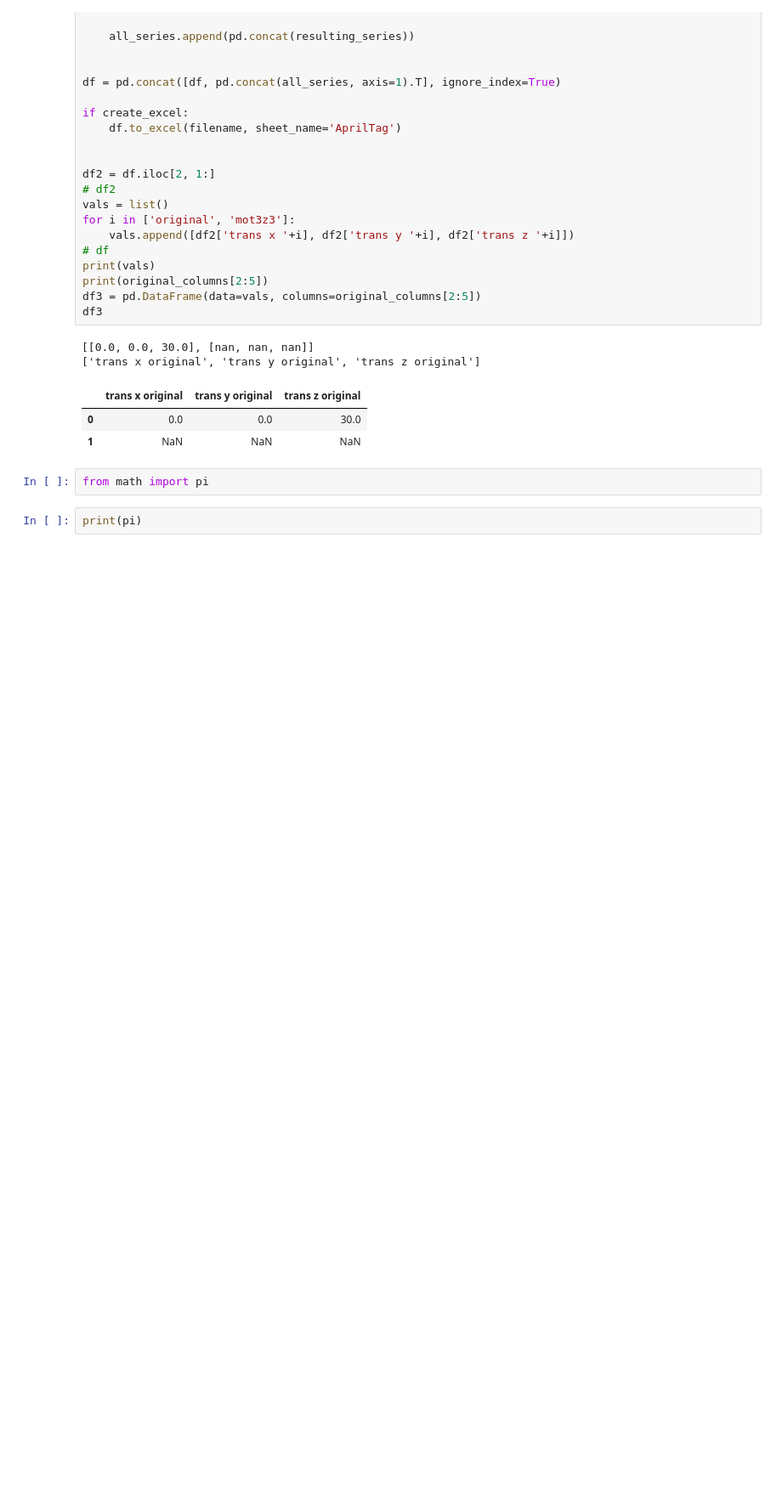
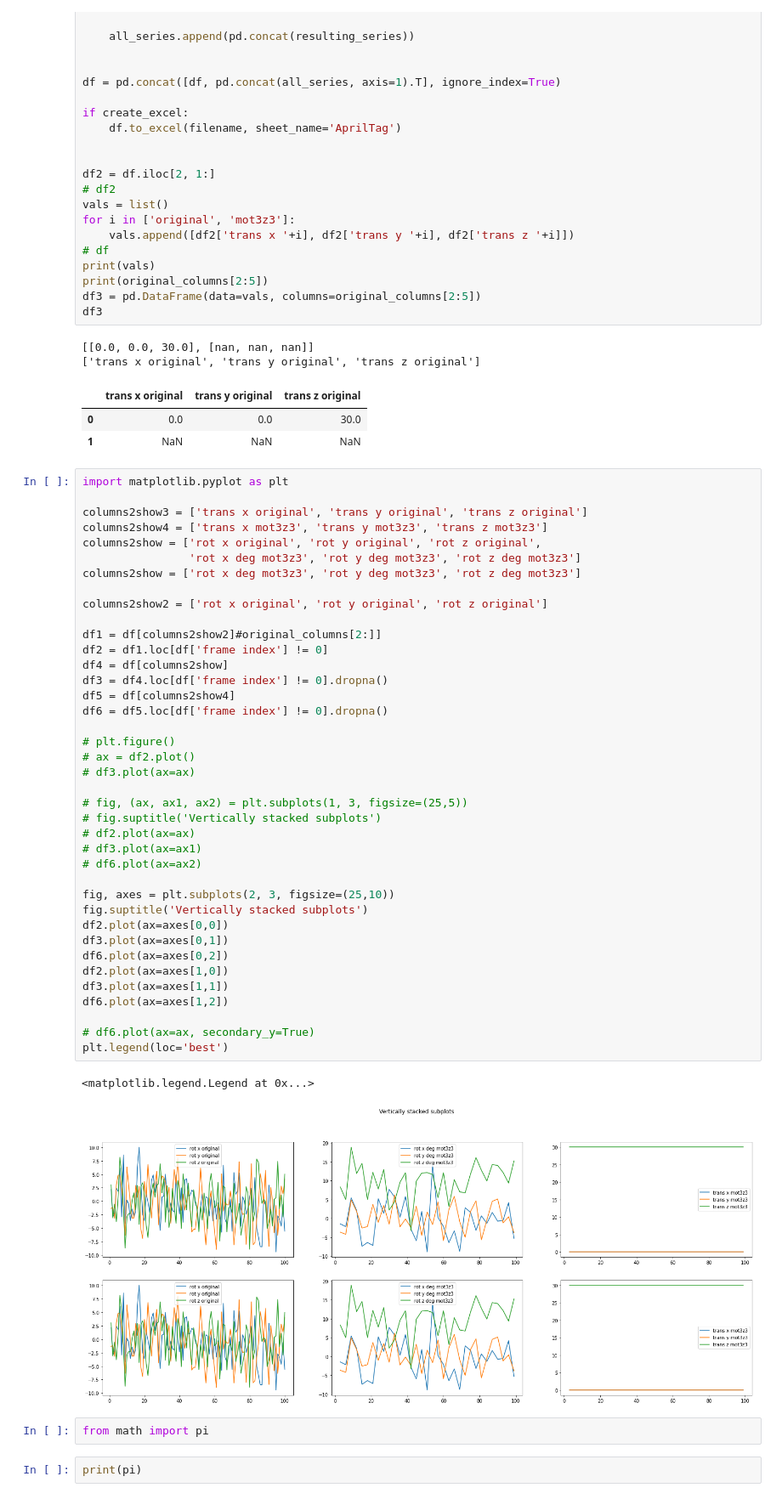
Before and after one commit to k4t-hs/data_acquisition, a Jupyter notebook: data_acquisition/df_tests.ipynb, the cells around one changed output. Shown at 85% size. Drawn from its saved outputs; the diff is of its cells as text; blank space fills up the shorter version.

Commit message:
New script for plots, minor changes in topics2df

```diff
--- a/data_acquisition/df_tests.ipynb
+++ b/data_acquisition/df_tests.ipynb
@@ -62,6 +62,48 @@ df3
 |  | trans x original | trans y original | trans z original |
 | 0 | 0.0 | 0.0 | 30.0 |
 | 1 | NaN | NaN | NaN |
+# %%
+import matplotlib.pyplot as plt
+
+columns2show3 = ['trans x original', 'trans y original', 'trans z original']
+columns2show4 = ['trans x mot3z3', 'trans y mot3z3', 'trans z mot3z3']
+columns2show = ['rot x original', 'rot y original', 'rot z original',
+                'rot x deg mot3z3', 'rot y deg mot3z3', 'rot z deg mot3z3']
+columns2show = ['rot x deg mot3z3', 'rot y deg mot3z3', 'rot z deg mot3z3']
+
+columns2show2 = ['rot x original', 'rot y original', 'rot z original']
+
+df1 = df[columns2show2]#original_columns[2:]]
+df2 = df1.loc[df['frame index'] != 0]
+df4 = df[columns2show]
+df3 = df4.loc[df['frame index'] != 0].dropna()
+df5 = df[columns2show4]
+df6 = df5.loc[df['frame index'] != 0].dropna()
+
+# plt.figure()
+# ax = df2.plot()
+# df3.plot(ax=ax)
+
+# fig, (ax, ax1, ax2) = plt.subplots(1, 3, figsize=(25,5))
+# fig.suptitle('Vertically stacked subplots')
+# df2.plot(ax=ax)
+# df3.plot(ax=ax1)
+# df6.plot(ax=ax2)
+
+fig, axes = plt.subplots(2, 3, figsize=(25,10))
+fig.suptitle('Vertically stacked subplots')
+df2.plot(ax=axes[0,0])
+df3.plot(ax=axes[0,1])
+df6.plot(ax=axes[0,2])
+df2.plot(ax=axes[1,0])
+df3.plot(ax=axes[1,1])
+df6.plot(ax=axes[1,2])
+
+# df6.plot(ax=ax, secondary_y=True)
+plt.legend(loc='best')
+# %% [output]
+<matplotlib.legend.Legend at 0x...>
+[figure, added]
 # %%
 from math import pi
 # %%
```
Also changed, not shown: parts of 3 cells of this notebook, 4 other files.
